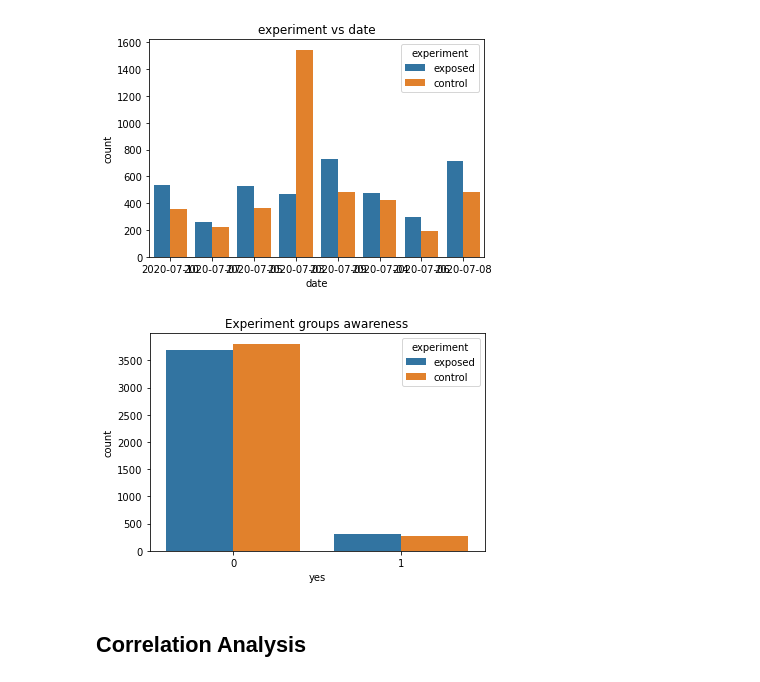
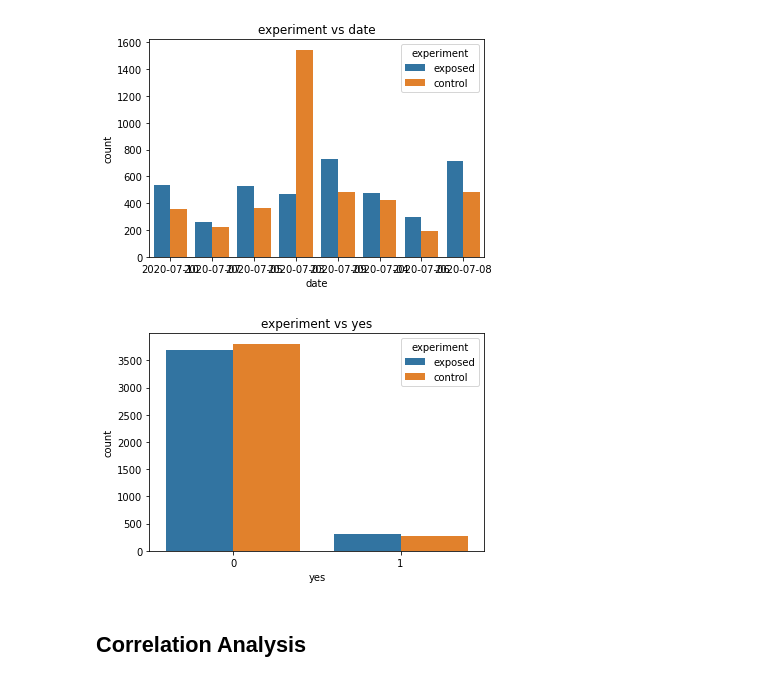
Before and after one commit to tutorialcreation/nlp_swahili_amharic, a Jupyter notebook: notebooks/EDA.ipynb, the cells around one changed output. Drawn from its saved outputs; the diff is of its cells as text; code cells hidden in the pictures.

```diff
--- a/notebooks/EDA.ipynb
+++ b/notebooks/EDA.ipynb
@@ -186,12 +186,9 @@ experiment_date = eda.plot_counts("experiment","date","bivariate")
 # %% [output]
 [figure]
 # %%
-sns.countplot(data=df, x="yes", hue="experiment")
-plt.title('Experiment groups awareness')
-plt.show()
-experiment_yes=eda.
+experiment_yes=eda.plot_counts("experiment","yes","bivariate")
 # %% [output]
-[figure, old version]
+[figure, new version]
 # %% [markdown]
 ## Correlation Analysis
 # %%
```
Also changed, not shown: parts of 1 cell of this notebook, 1 other file.
